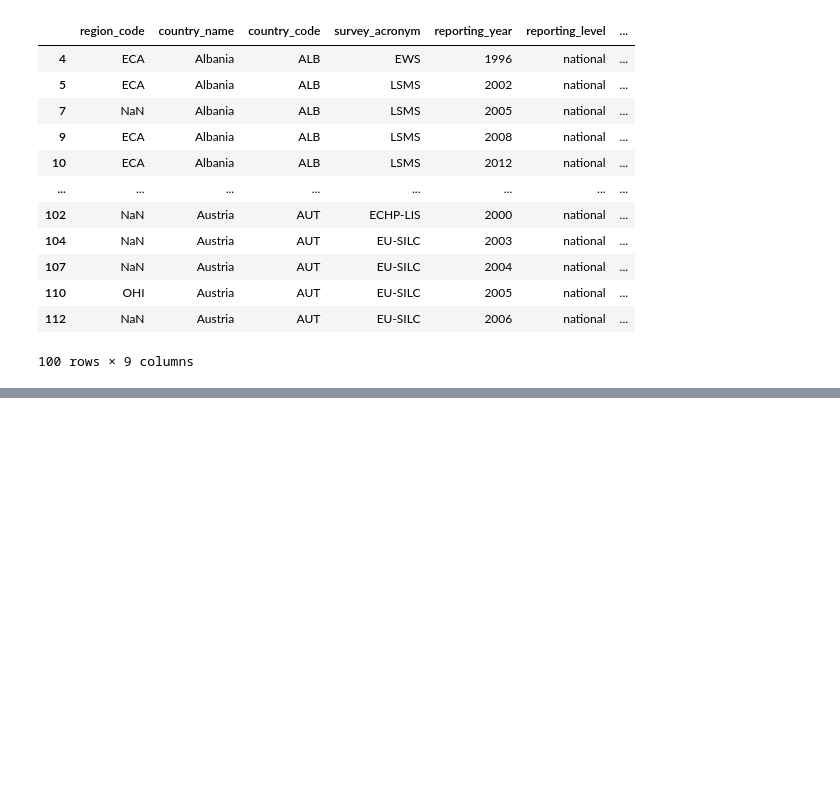
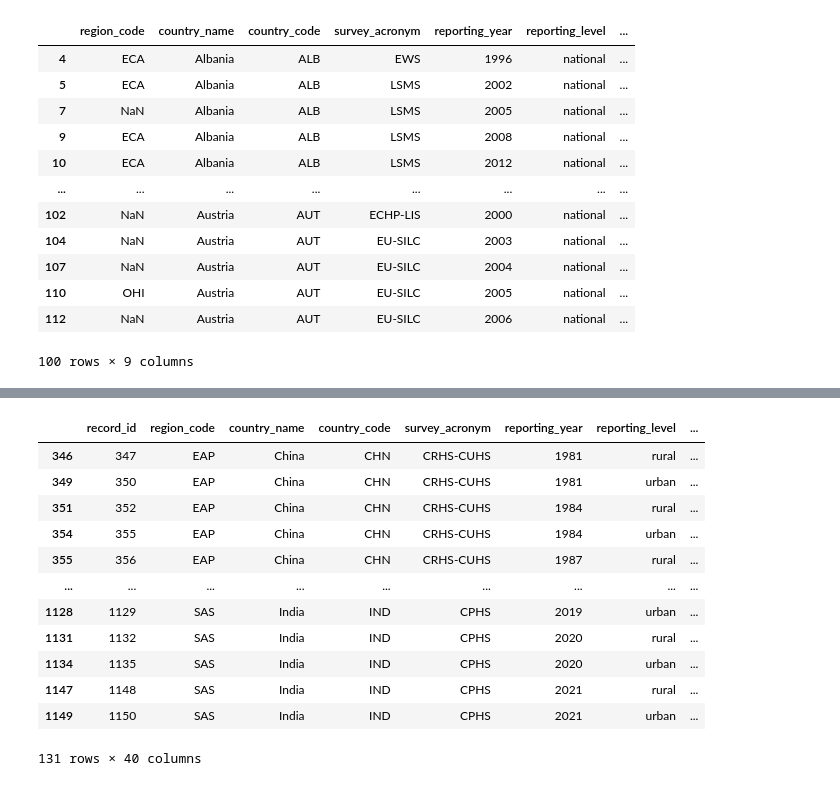
Before and after one commit to JaneAmi/DB_HW, a Jupyter notebook: HW_Database.ipynb, the cells around one changed output, grey strips where cells are left out. Drawn from its saved outputs; the diff is of its cells as text; code cells hidden in the pictures; blank space fills up the shorter version.

```diff
--- a/HW_Database.ipynb
+++ b/HW_Database.ipynb
@@ -215,11 +216,34 @@ def change_na_sc(x):
         return data_tmp[data_tmp['country_name'] == x['country_name']]['survey_coverage'].values[0]
     else:
         return x['survey_coverage']
+
+def change_rep_pce(x):
+    if pd.isnull(x['reporting_pce']):
+        try:
+            pr_year_pce = data_upd[(data_upd['country_name']==x['country_name'])&(data_upd['reporting_year']<x['reporting_year'])]\
+            .sort_values(by='reporting_year').dropna().tail(1)['reporting_pce'].iloc[0]
+        except:
+            pr_year_pce = None
+        try:
+            n_year_pce = data_upd[(data_upd['country_name']==x['country_name'])&(data_upd['reporting_year']>x['reporting_year'])]\
+            .sort_values(by='reporting_year').dropna().head(1)['reporting_pce'].iloc[0]
+        except:
+            n_year_pce = None
+        if pr_year_pce and n_year_pce:
+            return np.mean([pr_year_pce, n_year_pce])
+        if pr_year_pce:
+            return pr_year_pce
+        if n_year_pce:
+            return n_year_pce
+    else:
+        return x['reporting_pce']
 # %%
 data_upd = data.copy()
 data_upd['region_code'] = data_upd.apply(change_na_rc, axis=1)
 data_upd['survey_coverage'] = data_upd.apply(change_na_sc, axis=1)
-data_upd[['region_code', 'survey_coverage']].isnull().sum()
+data_upd['reporting_pce'] = data_upd.apply(change_rep_pce, axis=1)
+data_upd.dropna(inplace=True)
+data_upd[['region_code', 'survey_coverage', 'reporting_pce']].isnull().sum()
 # %% [output]
 region_code        0
 survey_coverage    0
@@ -238,0 +329,16 @@ For the implementation, you can use pandas dataframes again (where you generate
+# %%
+data_upd[data_upd['reporting_level'] != data_upd['survey_coverage']]
+# %% [output]
+|  | record_id | region_code | country_name | country_code | survey_acronym | reporting_year | reporting_level | ... |
+| 346 | 347 | EAP | China | CHN | CRHS-CUHS | 1981 | rural | ... |
+| 349 | 350 | EAP | China | CHN | CRHS-CUHS | 1981 | urban | ... |
+| 351 | 352 | EAP | China | CHN | CRHS-CUHS | 1984 | rural | ... |
+| 354 | 355 | EAP | China | CHN | CRHS-CUHS | 1984 | urban | ... |
+| 355 | 356 | EAP | China | CHN | CRHS-CUHS | 1987 | rural | ... |
+| ... | ... | ... | ... | ... | ... | ... | ... | ... |
+| 1128 | 1129 | SAS | India | IND | CPHS | 2019 | urban | ... |
+| 1131 | 1132 | SAS | India | IND | CPHS | 2020 | rural | ... |
+| 1134 | 1135 | SAS | India | IND | CPHS | 2020 | urban | ... |
+| 1147 | 1148 | SAS | India | IND | CPHS | 2021 | rural | ... |
+| 1149 | 1150 | SAS | India | IND | CPHS | 2021 | urban | ... |
+131 rows × 40 columns
```
Also changed, not shown: parts of 7 cells of this notebook.
